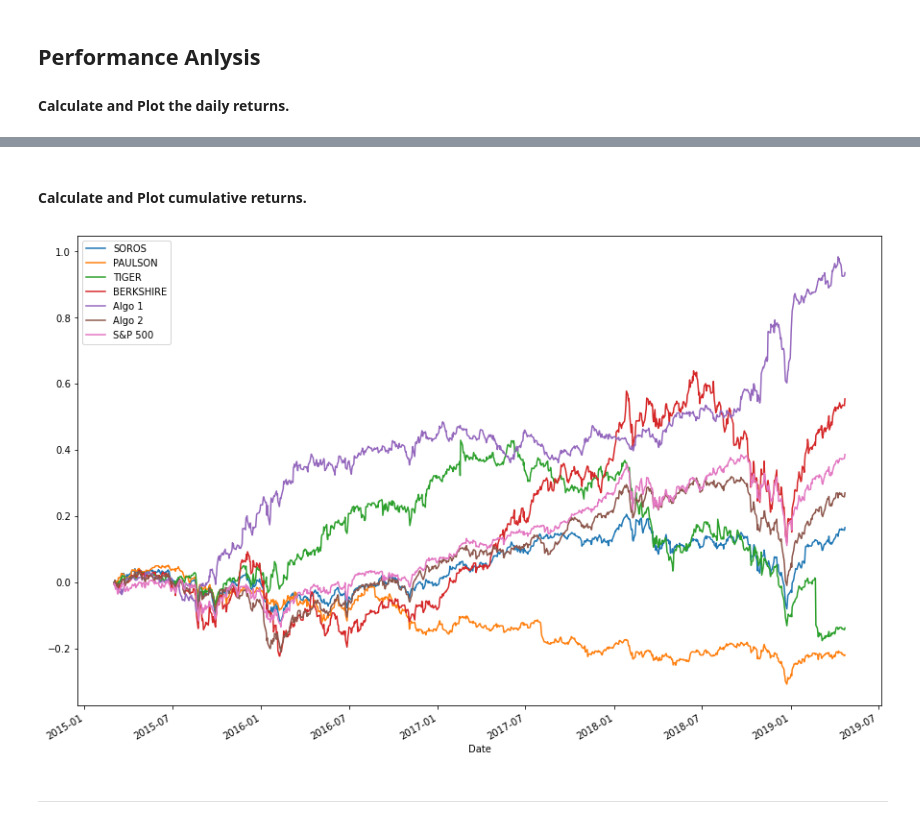
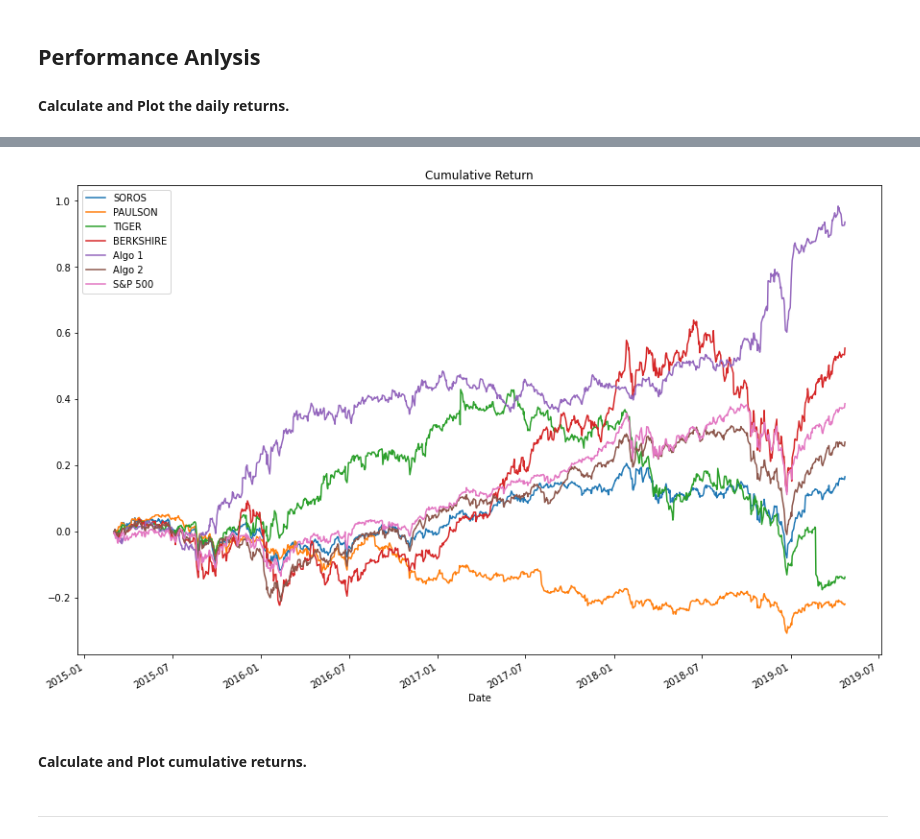
Before and after one commit to nbaronti/Pandas_Homework, a Jupyter notebook: Pandas_Homework.ipynb, the cells around one changed output, grey strips where cells are left out. Cells and saved outputs as stored; diff of their text form; code cells hidden in the pictures.

```diff
--- a/Pandas_Homework.ipynb
+++ b/Pandas_Homework.ipynb
@@ -241,29 +239,18 @@ cumulative_return_df = (1 + combined_daily_return_df)
+# %%
+# Calculate cumulative return for each portfolio using for loop
+
+cumulative_return_df = pd.DataFrame()
+
+for portfolio in combined_daily_return_df:
+    cumulative_return_df[portfolio] = (1 + combined_daily_return_df[portfolio]).cumprod() - 1
+
+# Plot cumulative return for each portfolio
+
+cumulative_return_df.plot(figsize=[15,10], title="Cumulative Return");
+# %% [output]
+[figure, added]
 # %% [markdown]
 #### Calculate and Plot cumulative returns.
-# %%
-soros_cumulative_return = pd.DataFrame((1 + combined_daily_return_df["SOROS"]).cumprod() - 1)
-paulson_cumulative_return = pd.DataFrame((1 + combined_daily_return_df["PAULSON"]).cumprod() - 1)
-tiger_cumulative_return = pd.DataFrame((1 + combined_daily_return_df["TIGER"]).cumprod() - 1)
-bershire_cumulative_return = pd.DataFrame((1 + combined_daily_return_df["BERKSHIRE"]).cumprod() - 1)
-algo1_cumulative_return = pd.DataFrame((1 + combined_daily_return_df["Algo 1"]).cumprod() - 1)
-algo2_cumulative_return = pd.DataFrame((1 + combined_daily_return_df["Algo 2"]).cumprod() - 1)
-sp500_cumulative_return = pd.DataFrame((1 + combined_daily_return_df["S&P 500"]).cumprod() - 1)
-
-combined_cumulative_return = pd.concat([
-    soros_cumulative_return,
-    paulson_cumulative_return,
-    tiger_cumulative_return,
-    bershire_cumulative_return,
-    algo1_cumulative_return,
-    algo2_cumulative_return,
-    sp500_cumulative_return],
-    axis="columns",
-    join="inner",
-    sort=True)
-
-combined_cumulative_return.plot(figsize=[15,10]);
-# %% [output]
-[figure, removed]
 # %% [markdown]
 ---
 # %% [markdown]
```
Also changed, not shown: parts of 6 cells of this notebook.
